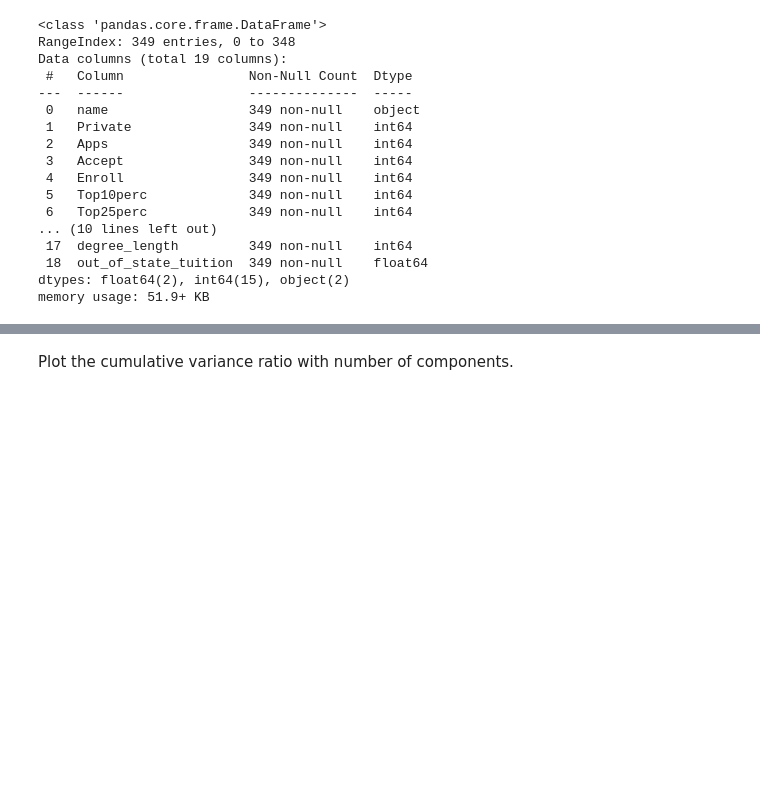
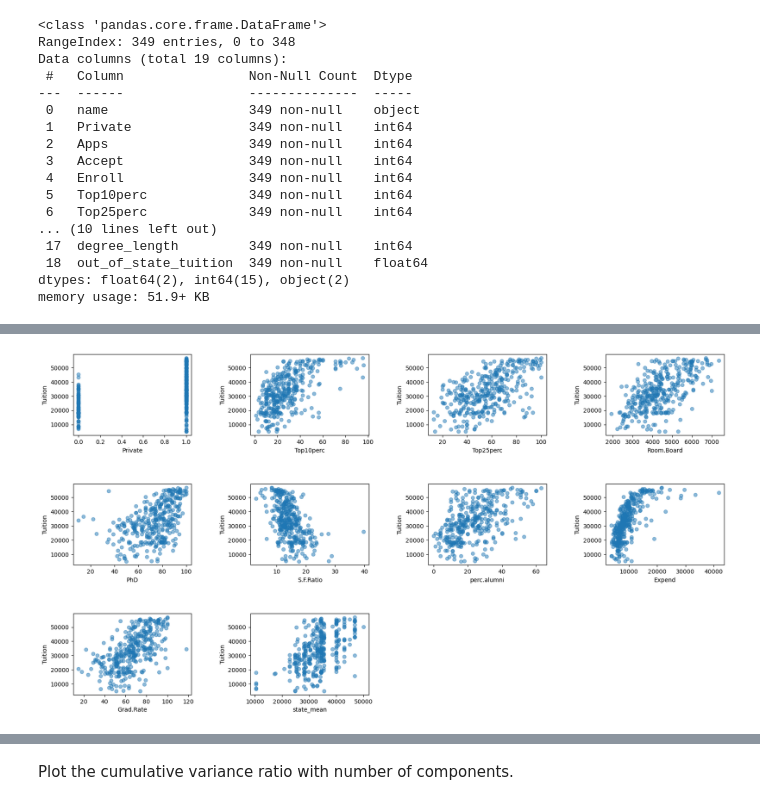
Before and after one commit to BenjaminLe1/Capstone2, a Jupyter notebook: C2_EDA.ipynb, the cells around one changed output, grey strips where cells are left out. Drawn from its saved outputs; the diff is of its cells as text; code cells hidden in the pictures; blank space fills up the shorter version.

```diff
--- a/C2_EDA.ipynb
+++ b/C2_EDA.ipynb
@@ -232,0 +153,17 @@ state_pca = PCA().fit(state_summary_scale)
+# %%
+def scatterplots(columns, ncol, figsize=(15, 8)):
+    nrow = int(np.ceil(len(columns) / ncol))
+    fig, axes = plt.subplots(nrow, ncol, figsize=(5*ncol, 4*nrow))
+    fig.subplots_adjust(wspace=0.5, hspace=0.6)
+    for i, col in enumerate(columns):
+        ax = axes.flatten()[i]
+        ax.scatter(x = col, y = 'out_of_state_tuition', data=college_data, alpha=0.5)
+        ax.set(xlabel=col, ylabel='Tuition')
+    nsubplots = nrow * ncol
+    for empty in range(i+1, nsubplots):
+        axes.flatten()[empty].set_visible(False)
+# %%
+features = college_data.drop(['out_of_state_tuition', 'name'], axis=1)
+scatterplots(features, ncol=4, figsize=(15, 15))
+# %% [output]
+[figure, added]
```
Also changed, not shown: parts of 125 cells of this notebook, 1 other file.
